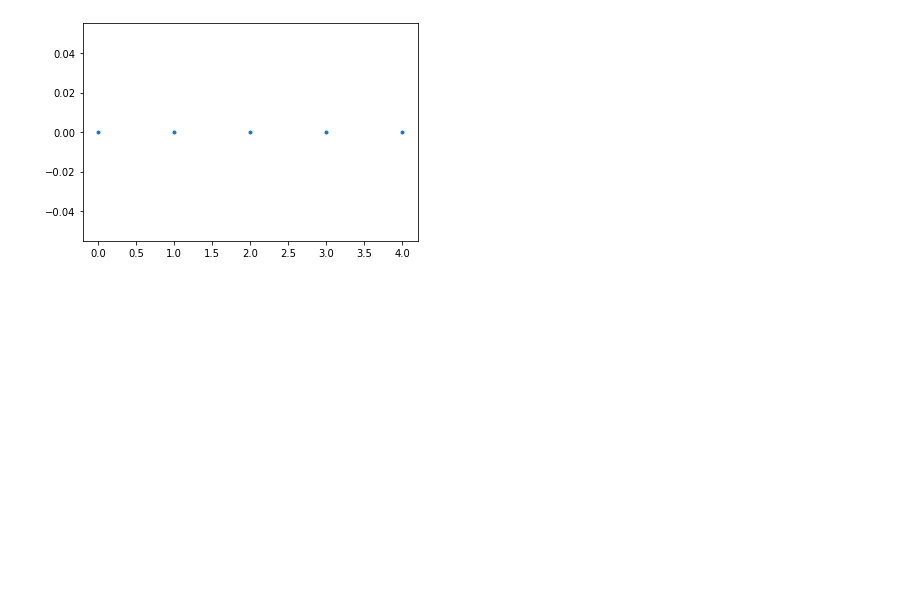
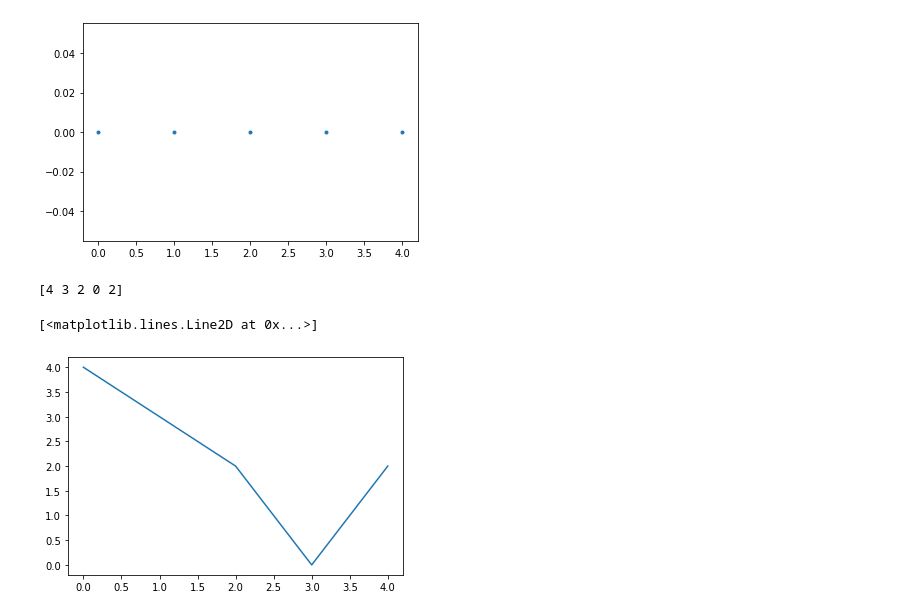
Before and after one commit to aboode95/surface-temperature-heatmap, a Jupyter notebook: making graph.ipynb, the cells around one changed output. Drawn from its saved outputs; the diff is of its cells as text; code cells hidden in the pictures; blank space fills up the shorter version.

```diff
--- a/making graph.ipynb
+++ b/making graph.ipynb
@@ -381,3 +321,14 @@ plt.plot(xx[0], yy[0], marker='.', linestyle='none')
 [0 1 2 3 4]
 [<matplotlib.lines.Line2D at 0x...>]
 [figure]
+# %%
+a = np.arange(0,5,1)
+b = np.random.randint(0,5,(5))
+
+print(b)
+
+plt.plot(a,b)
+# %% [output]
+[4 3 2 0 2]
+[<matplotlib.lines.Line2D at 0x...>]
+[figure, added]
```
Also changed, not shown: parts of 13 cells of this notebook.
